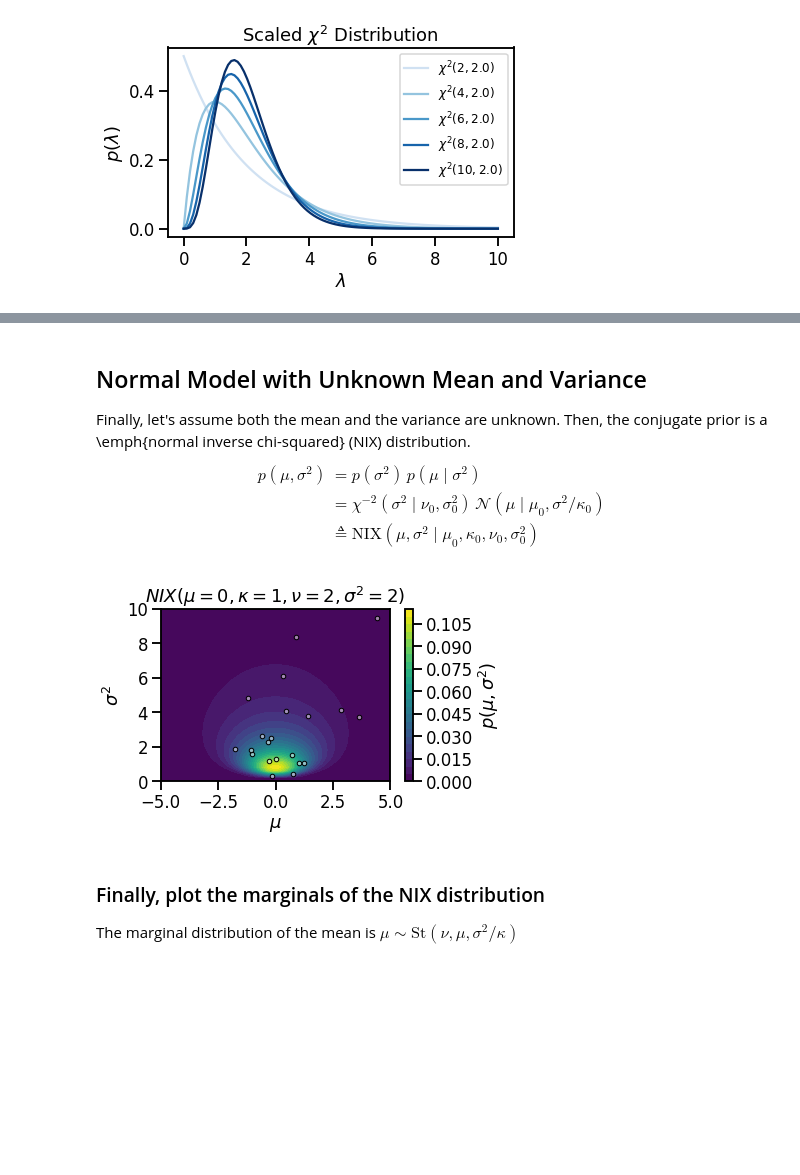
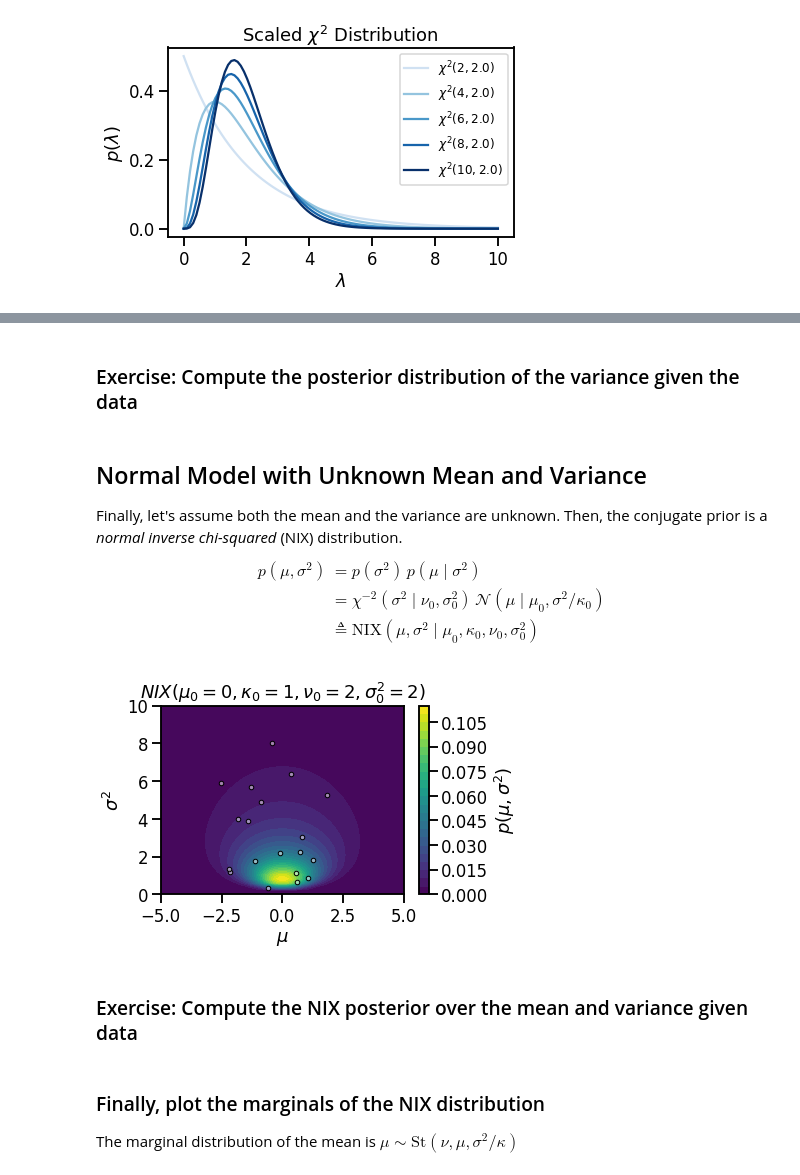
Before and after one commit to slinderman/stats305c, a Jupyter notebook: notebooks/lecture1-normal-models.ipynb, the cells around one changed output, grey strips where cells are left out. Cells and saved outputs as stored; diff of their text form; code cells hidden in the pictures; blank space fills up the shorter version.

```diff
--- a/notebooks/lecture1-normal-models.ipynb
+++ b/notebooks/lecture1-normal-models.ipynb
@@ -32,18 +33,18 @@ x_n \mid \mu, \sigma^2 &{\sim} \mathcal{N}(\mu, \sigma^2)  \quad  \text{for } n
 \end{align}
 # %%
 # Set model hyperparameters
-hypers = dict(mu0=torch.tensor(0.0),
-              sigmasq0=torch.tensor(1.0),
-              sigmasq=torch.tensor(1.0))
+mu0 = torch.tensor(0.0)
+sigmasq0 = torch.tensor(1.0)
+sigmasq = torch.tensor(1.0)
 
 # Simulate data
 N = 20
-mu = Normal(hypers["mu0"], torch.sqrt(hypers["sigmasq0"])).sample()
-X = Normal(mu, torch.sqrt(hypers["sigmasq"])).sample(sample_shape=(N,))
+mu = Normal(mu0, torch.sqrt(sigmasq0)).sample()
+X = Normal(mu, torch.sqrt(sigmasq)).sample(sample_shape=(N,))
 
 # Plot
-prior = Normal(hypers["mu0"], torch.sqrt(hypers["sigmasq0"]))
-lkhd = Normal(mu, torch.sqrt(hypers["sigmasq"]))
+prior = Normal(mu0, torch.sqrt(sigmasq0))
+lkhd = Normal(mu, torch.sqrt(sigmasq))
 grid = torch.linspace(-5, 5, 500)
 
 plt.plot(grid, torch.exp(prior.log_prob(grid)),
@@ -228,0 +274,2 @@ plt.savefig("inv_chisq.pdf")
+# %% [markdown]
+### Exercise: Compute the posterior distribution of the variance given the data
@@ -230,7 +279,7 @@ plt.savefig("inv_chisq.pdf")
 ## Normal Model with Unknown Mean and Variance
 
 Finally, let's assume both the mean and the variance are unknown.
-  Then, the conjugate prior is a \emph{normal inverse chi-squared} (NIX) distribution.
+  Then, the conjugate prior is a _normal inverse chi-squared_ (NIX) distribution.
   \begin{align}
     p(\mu, \sigma^2) &= p(\sigma^2) \, p(\mu \mid \sigma^2) \\
     &=
@@ -243,34 +292,35 @@ mu0 = torch.tensor(0.)
 kappa0 = torch.tensor(1.0)
 nu0 = torch.tensor(2.0)
 sigmasq0 = torch.tensor(2.0)
 
 # Evaluate the density on a grid
 mu_grid, sigmasq_grid = \
     torch.meshgrid(torch.linspace(-5, 5, 50),
                    torch.linspace(1e-3, 10, 50))
 log_prob = ScaledInvChiSq(nu0, sigmasq0).log_prob(sigmasq_grid)
 # note that the following line broadcasts over the grid of sigmasq!
 log_prob += Normal(mu0, torch.sqrt(sigmasq_grid / kappa0)).log_prob(mu_grid)
 plt.contourf(mu_grid, sigmasq_grid, torch.exp(log_prob), 25)
 
 # Draw samples
 def sample_nix(mu0, kappa0, nu0, sigmasq0, size):
     sigmasq = ScaledInvChiSq(nu0, sigmasq0).sample(sample_shape=(size,))
-    # Sample the mean (note the broadcasting with a vectoir of sigmasq!)
+    # Sample the mean (note the broadcasting with a vector of sigmasq!)
     mu = Normal(mu0, torch.sqrt(sigmasq / kappa0)).sample()
     return mu, sigmasq
 
 # Plot the samples
 mu, sigmasq = sample_nix(mu0, kappa0, nu0, sigmasq0, 25)
 plt.plot(mu, sigmasq, 'w.', markeredgecolor='k', markerfacecolor=[1,1,1,.5])
 plt.xlim(-5, 5)
 plt.ylim(0, 10)
 plt.xlabel("$\mu$")
 plt.ylabel("$\sigma^2$")
-plt.title(r"$NIX(\mu={:.0f}, \kappa={:.0f}, \nu={:.0f}, \sigma^2={:.0f})$"\
+plt.title(r"$NIX(\mu_0={:.0f}, \kappa_0={:.0f}, \nu_0={:.0f}, \sigma_0^2={:.0f})$"\
           .format(mu0, kappa0, nu0, sigmasq0))
 plt.colorbar(label='$p(\mu, \sigma^2)$')
 plt.tight_layout()
-plt.savefig('nix.pdf')
 # %% [output]
-[figure, old version]
+[figure, new version]
+# %% [markdown]
+### Exercise: Compute the NIX posterior over the mean and variance given data
```
Also changed, not shown: parts of 21 cells of this notebook.
